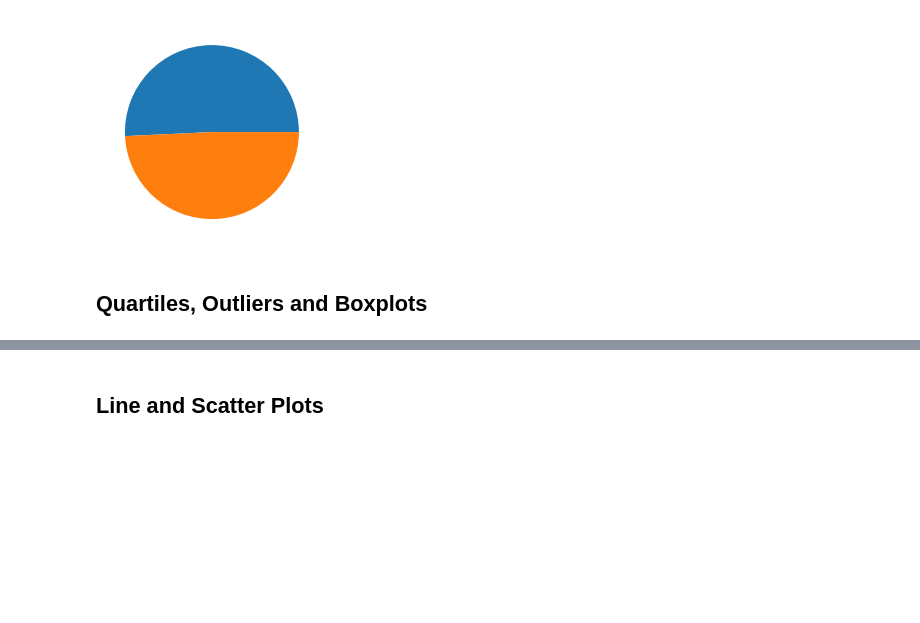
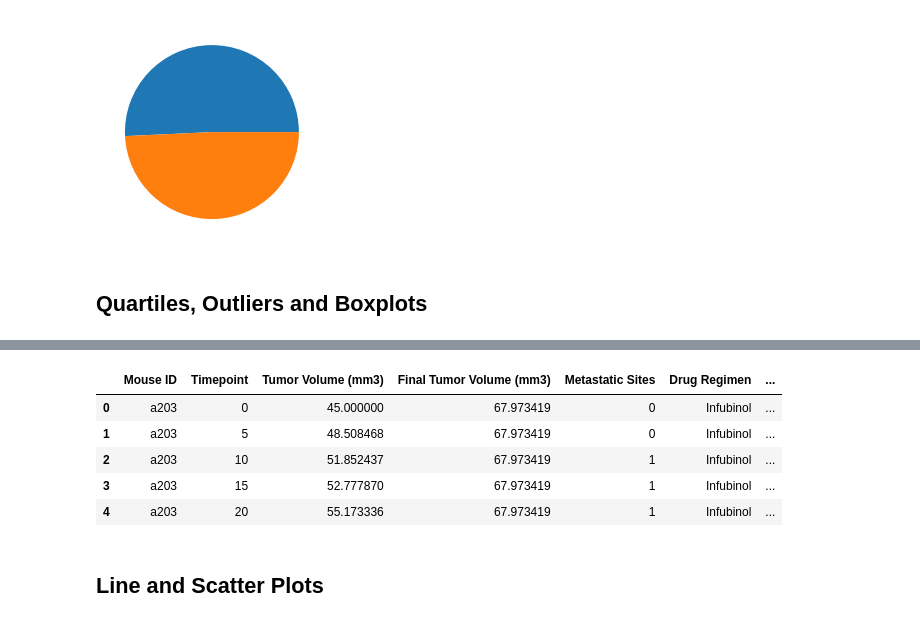
Before and after one commit to rperezme-data/DAB_H05_Matplotlib-challenge, a Jupyter notebook: Pymaceuticals/main.ipynb, the cells around one changed output, grey strips where cells are left out. Cells and saved outputs as stored; diff of their text form; code cells hidden in the pictures; blank space fills up the shorter version.

Commit message:
Add Final Tumor Volume

```diff
--- a/Pymaceuticals/main.ipynb
+++ b/Pymaceuticals/main.ipynb
@@ -170,0 +185,3 @@ plt.show()
+# %%
+clean_data = clean_backup
+clean_data.head()
@@ -171,11 +195,36 @@ plt.show()
 # %%
 # Calculate the final tumor volume of each mouse across four of the treatment regimens:
 # Capomulin, Ramicane, Infubinol, and Ceftamin
 
 # Start by getting the last (greatest) timepoint for each mouse
-
+final_tumor_volume = clean_data.groupby('Mouse ID').max()['Tumor Volume (mm3)']
+## Rename Series
+final_tumor_volume.name = 'Final Tumor Volume (mm3)'
 
 # Merge this group df with the original dataframe to get the tumor volume at the last timepoint
+clean_data = clean_data.merge(final_tumor_volume, how='left', on=['Mouse ID', 'Mouse ID'])
+## Reorder DataFrame Columns
+clean_data = clean_data[[
+    'Mouse ID',
+    'Timepoint',
+    'Tumor Volume (mm3)',
+    'Final Tumor Volume (mm3)',
+    'Metastatic Sites',
+    'Drug Regimen',
+    'Sex',
+    'Age_months',
+    'Weight (g)'
+]]
+
+## Display Analysis DataFrame (preview)
+clean_data.head()
+# %% [output]
+|  | Mouse ID | Timepoint | Tumor Volume (mm3) | Final Tumor Volume (mm3) | Metastatic Sites | Drug Regimen | ... |
+| 0 | a203 | 0 | 45.000000 | 67.973419 | 0 | Infubinol | ... |
+| 1 | a203 | 5 | 48.508468 | 67.973419 | 0 | Infubinol | ... |
+| 2 | a203 | 10 | 51.852437 | 67.973419 | 1 | Infubinol | ... |
+| 3 | a203 | 15 | 52.777870 | 67.973419 | 1 | Infubinol | ... |
+| 4 | a203 | 20 | 55.173336 | 67.973419 | 1 | Infubinol | ... |
 # %%
 # Put treatments into a list for for loop (and later for plot labels)
 
```
Also changed, not shown: parts of 4 cells of this notebook.
